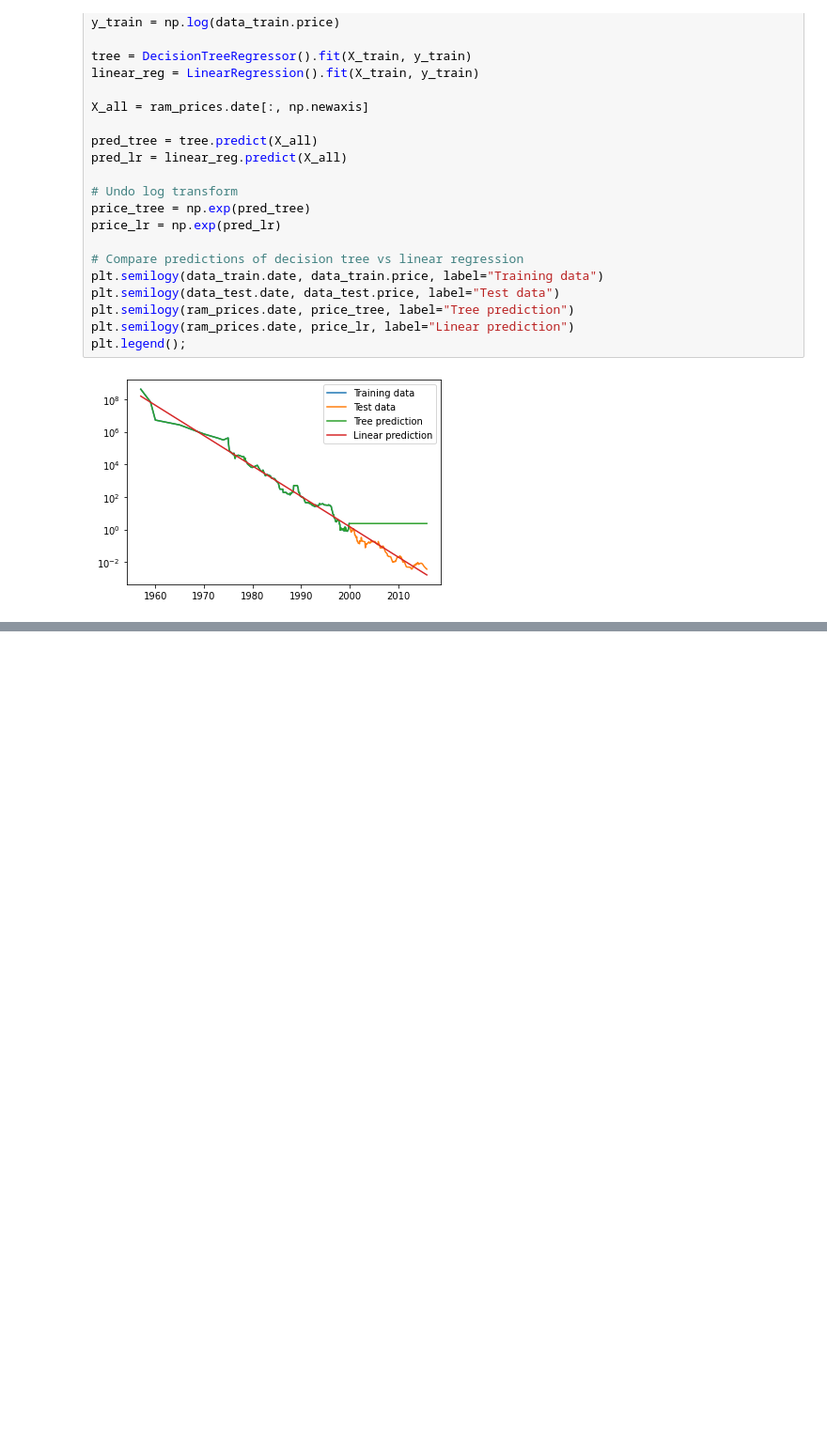
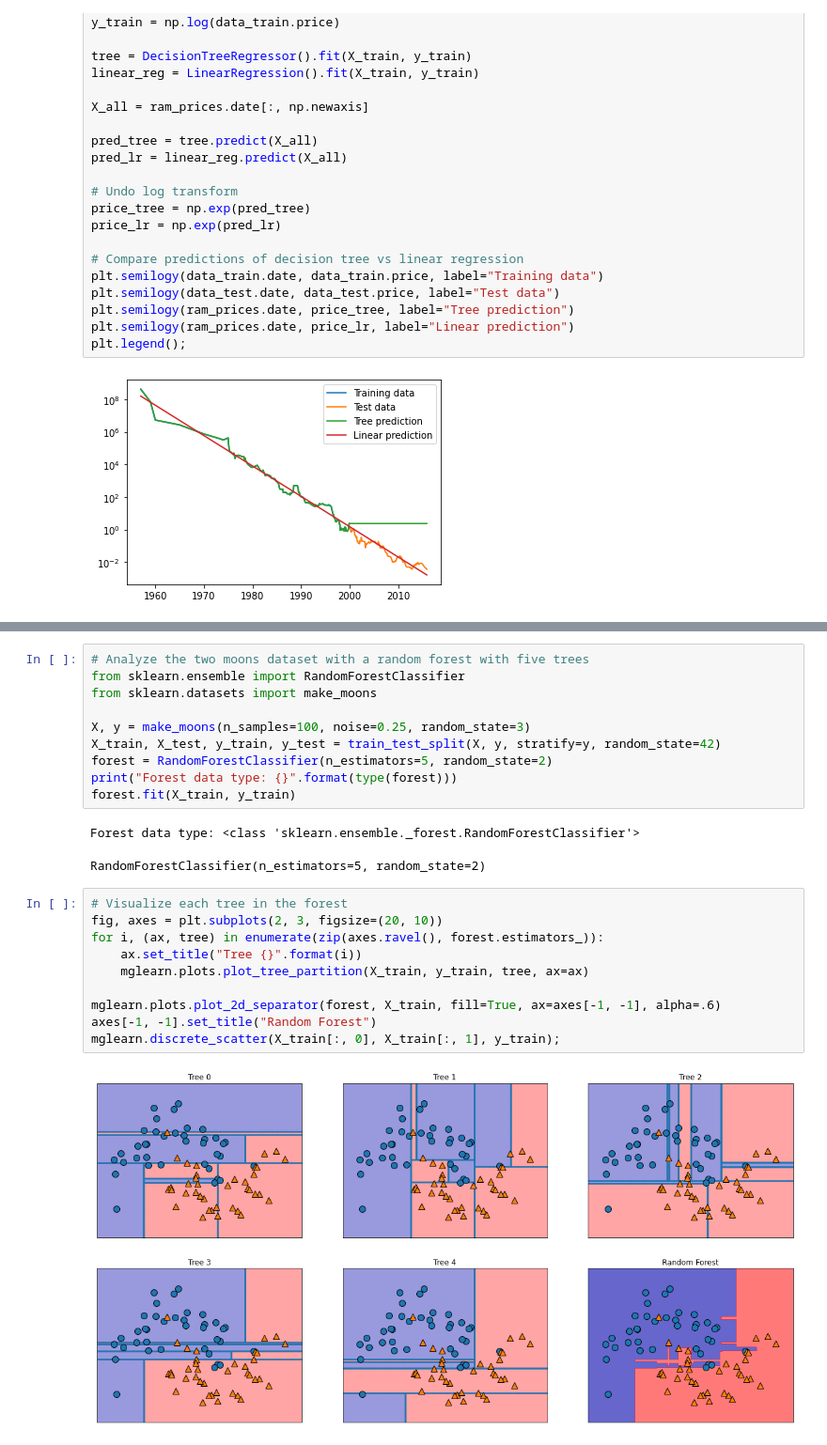
Before and after one commit to scottzig/ml-python-muller-guido, a Jupyter notebook: chapter_2.ipynb, the cells around one changed output, grey strips where cells are left out. Shown at 94% size. Cells and saved outputs as stored; diff of their text form; blank space fills up the shorter version.

Commit message:
Added practice with random forests and gradient boosted decision trees.

```diff
--- a/chapter_2.ipynb
+++ b/chapter_2.ipynb
@@ -649,0 +662,25 @@ plt.legend();
+# %%
+# Analyze the two moons dataset with a random forest with five trees
+from sklearn.ensemble import RandomForestClassifier
+from sklearn.datasets import make_moons
+
+X, y = make_moons(n_samples=100, noise=0.25, random_state=3)
+X_train, X_test, y_train, y_test = train_test_split(X, y, stratify=y, random_state=42)
+forest = RandomForestClassifier(n_estimators=5, random_state=2)
+print("Forest data type: {}".format(type(forest)))
+forest.fit(X_train, y_train)
+# %% [output]
+Forest data type: <class 'sklearn.ensemble._forest.RandomForestClassifier'>
+RandomForestClassifier(n_estimators=5, random_state=2)
+# %%
+# Visualize each tree in the forest
+fig, axes = plt.subplots(2, 3, figsize=(20, 10))
+for i, (ax, tree) in enumerate(zip(axes.ravel(), forest.estimators_)):
+    ax.set_title("Tree {}".format(i))
+    mglearn.plots.plot_tree_partition(X_train, y_train, tree, ax=ax)
+
+mglearn.plots.plot_2d_separator(forest, X_train, fill=True, ax=axes[-1, -1], alpha=.6)
+axes[-1, -1].set_title("Random Forest")
+mglearn.discrete_scatter(X_train[:, 0], X_train[:, 1], y_train);
+# %% [output]
+[figure, added]
```
Also changed, not shown: parts of 10 cells of this notebook.
